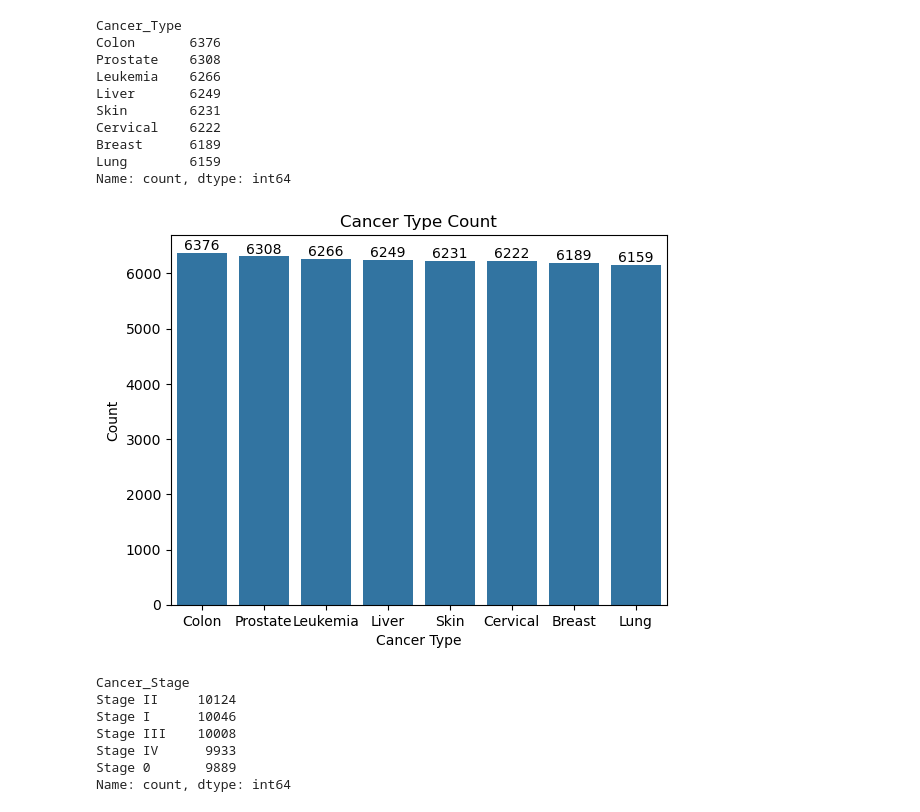
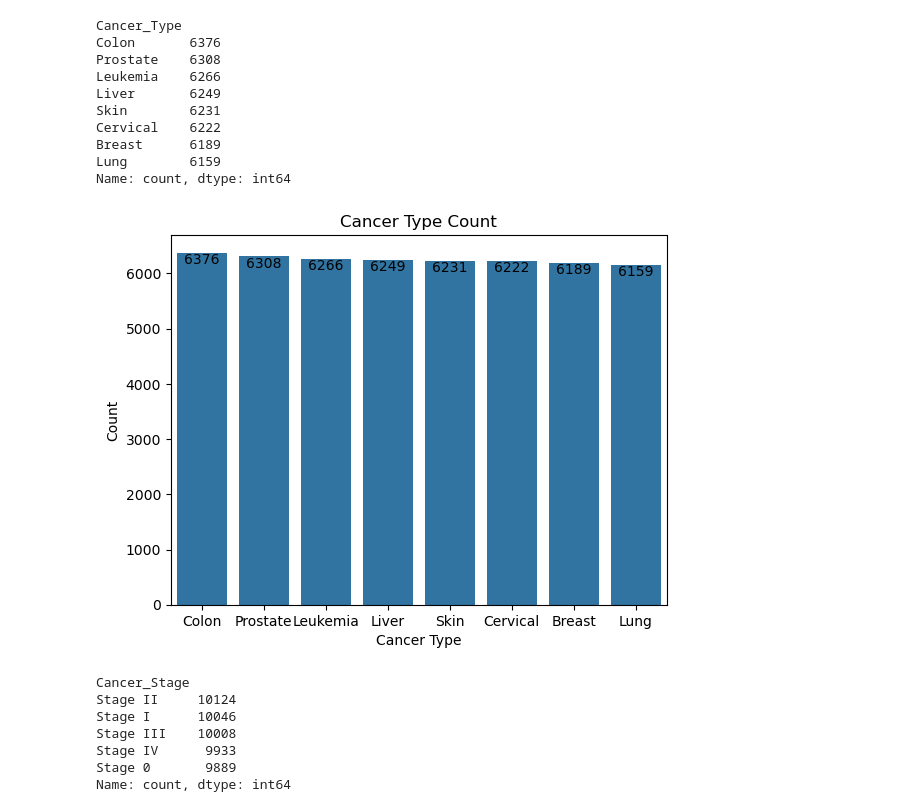
Before and after one commit to soumya569/global_cancer_patients_2015_2024_data_analysis_project, a Jupyter notebook: project1.ipynb, the cells around one changed output. Cells and saved outputs as stored; diff of their text form; code cells hidden in the pictures.

```diff
--- a/project1.ipynb
+++ b/project1.ipynb
@@ -194,17 +207,17 @@ Name: count, dtype: int64
 # %%
 sns.barplot(x=data["Cancer_Type"].value_counts().index,
             y=data["Cancer_Type"].value_counts().values,
            )
 
 for i,v in enumerate(data["Cancer_Type"].value_counts()):
-    plt.text(i,v,str(v),ha="center",va="bottom")
+    plt.text(i,v,str(v),ha="center",va="top")
 
 plt.title("Cancer Type Count")
 plt.xlabel("Cancer Type")
 plt.ylabel("Count")
 plt.show()
 # %% [output]
-[figure, old version]
+[figure, new version]
 # %%
 # Cancer Stage
 data["Cancer_Stage"].value_counts()
```
Also changed, not shown: parts of 47 cells of this notebook.
